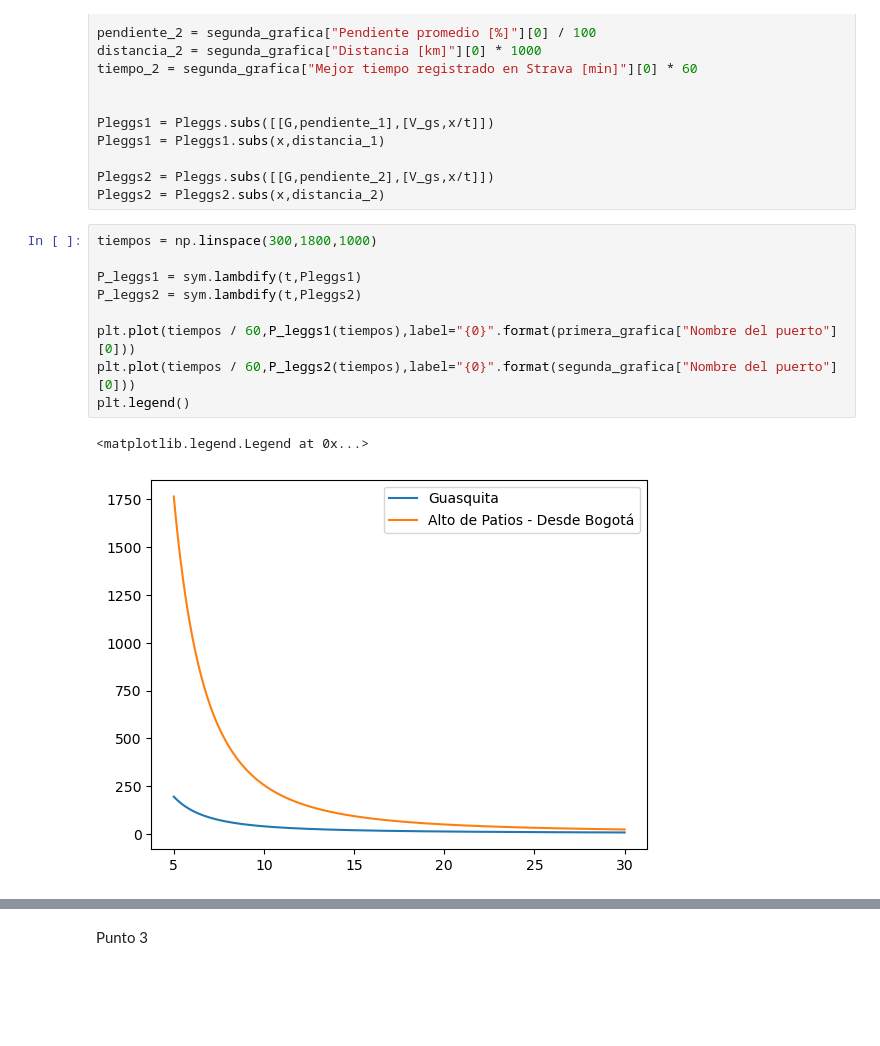
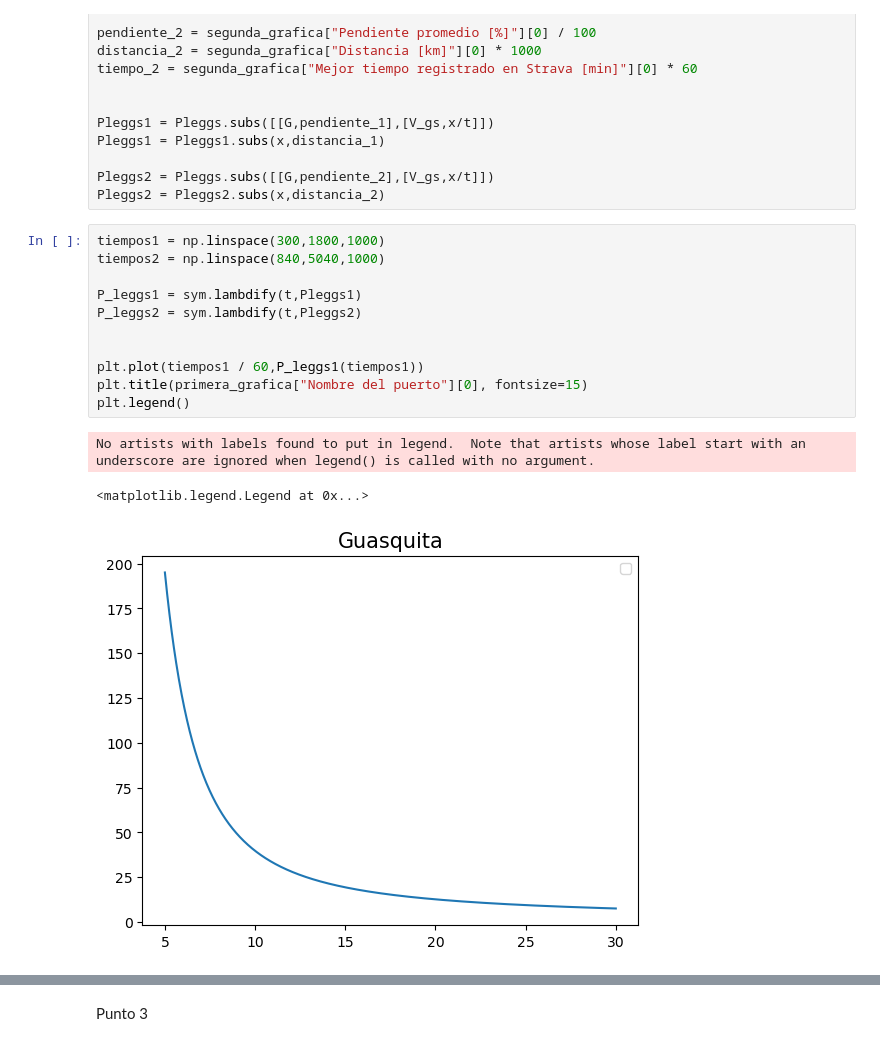
Before and after one commit to QuantumPower4/JuanGuzman-JhonAlex-HerraCompu-202302, a Jupyter notebook: Proyecto/Proyecto_JuanGuzman_JhonMontealegre.ipynb, the cells around one changed output, grey strips where cells are left out. Cells and saved outputs as stored; diff of their text form; blank space fills up the shorter version.

```diff
--- a/Proyecto/Proyecto_JuanGuzman_JhonMontealegre.ipynb
+++ b/Proyecto/Proyecto_JuanGuzman_JhonMontealegre.ipynb
@@ -56,14 +56,17 @@ Pleggs1 = Pleggs1.subs(x,distancia_1)
 Pleggs2 = Pleggs.subs([[G,pendiente_2],[V_gs,x/t]])
 Pleggs2 = Pleggs2.subs(x,distancia_2)
 # %%
-tiempos = np.linspace(300,1800,1000)
+tiempos1 = np.linspace(300,1800,1000)
+tiempos2 = np.linspace(840,5040,1000)
 
 P_leggs1 = sym.lambdify(t,Pleggs1)
 P_leggs2 = sym.lambdify(t,Pleggs2)
 
-plt.plot(tiempos / 60,P_leggs1(tiempos),label="{0}".format(primera_grafica["Nombre del puerto"][0]))
-plt.plot(tiempos / 60,P_leggs2(tiempos),label="{0}".format(segunda_grafica["Nombre del puerto"][0]))
+
+plt.plot(tiempos1 / 60,P_leggs1(tiempos1))
+plt.title(primera_grafica["Nombre del puerto"][0], fontsize=15)
 plt.legend()
 # %% [output]
-<matplotlib.legend.Legend at 0x...>
+No artists with labels found to put in legend.  Note that artists whose label start with an underscore are ignored when legend() is called with no argument.
+<matplotlib.legend.Legend at 0x...>
-[figure, old version]
+[figure, new version]
```
Also changed, not shown: parts of 1 cell of this notebook.
